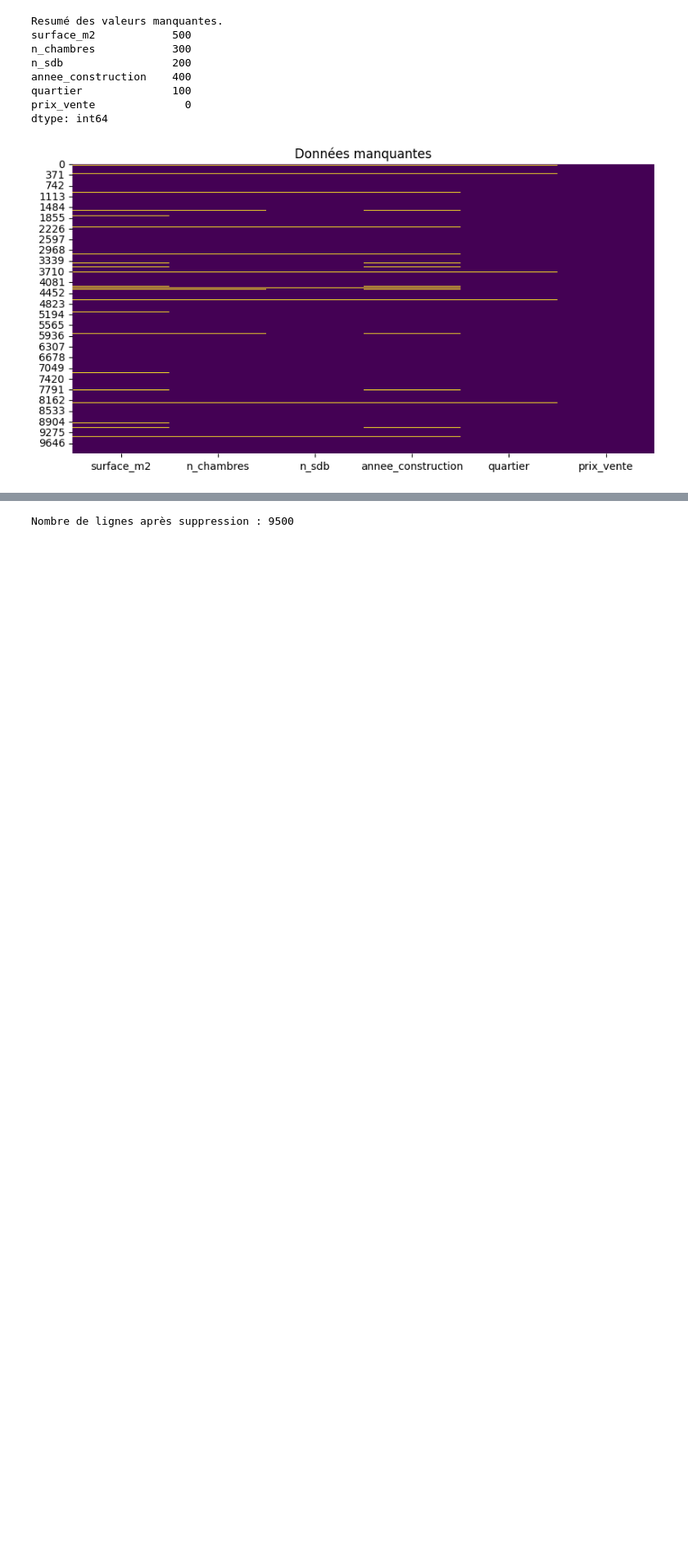
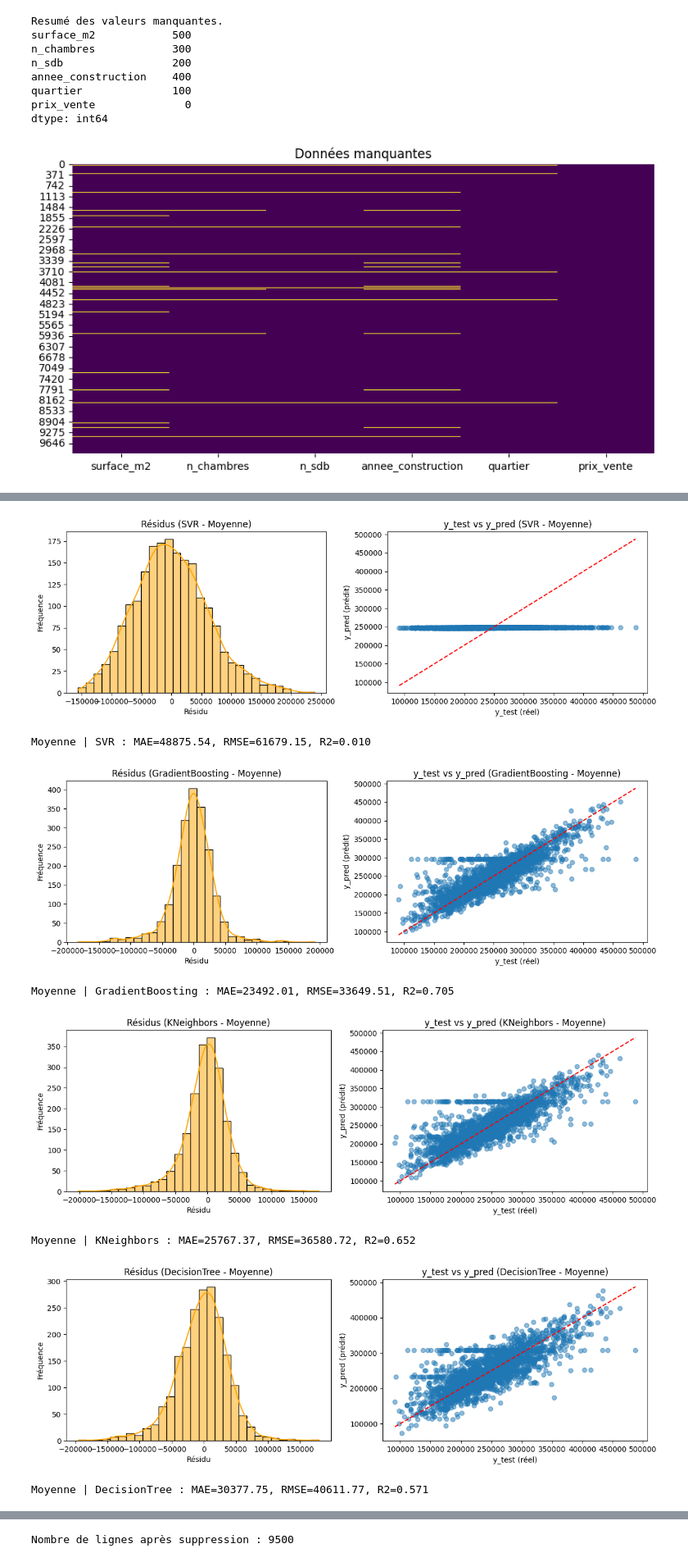
Before and after one commit to aboudoulaye/ACP, a Jupyter notebook: housepriceswithmissing/withmissing.ipynb, the cells around one changed output, grey strips where cells are left out. Shown at 82% size. Saved outputs shown, nothing was run; the diff lists cells and outputs as text; code cells hidden in the pictures; blank space fills up the shorter version.

```diff
--- a/housepriceswithmissing/withmissing.ipynb
+++ b/housepriceswithmissing/withmissing.ipynb
@@ -209,0 +191,11 @@ df_dropna[df_dropna.isnull().any(axis=1)]
+# %%
+regression_evaluation(df_mean, "Moyenne")
+# %% [output]
+[figure, added]
+Moyenne | SVR : MAE=48875.54, RMSE=61679.15, R2=0.010
+[figure, added]
+Moyenne | GradientBoosting : MAE=23492.01, RMSE=33649.51, R2=0.705
+[figure, added]
+Moyenne | KNeighbors : MAE=25767.37, RMSE=36580.72, R2=0.652
+[figure, added]
+Moyenne | DecisionTree : MAE=30377.75, RMSE=40611.77, R2=0.571
```
Also changed, not shown: parts of 52 cells of this notebook, 8 other files.
